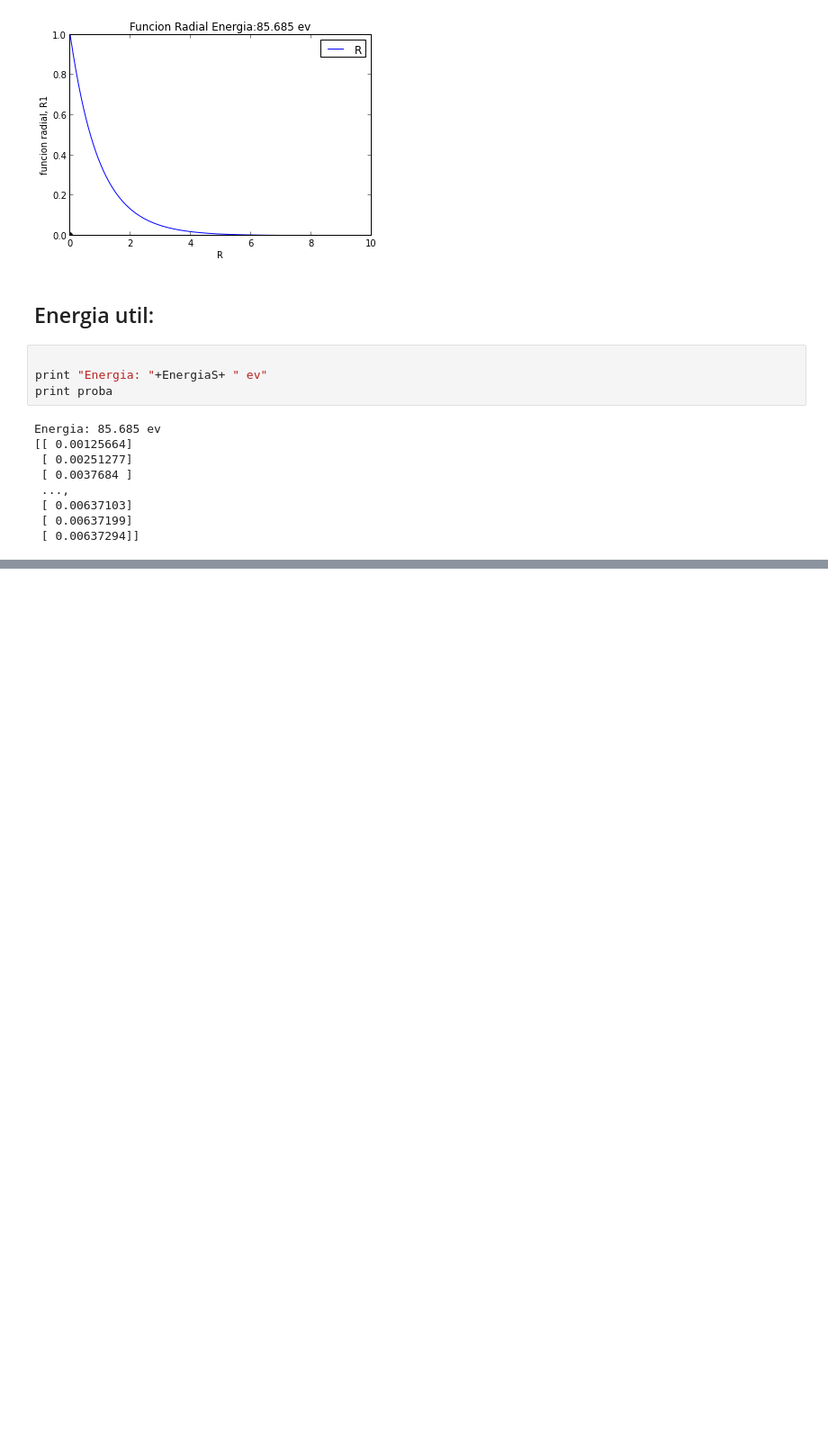
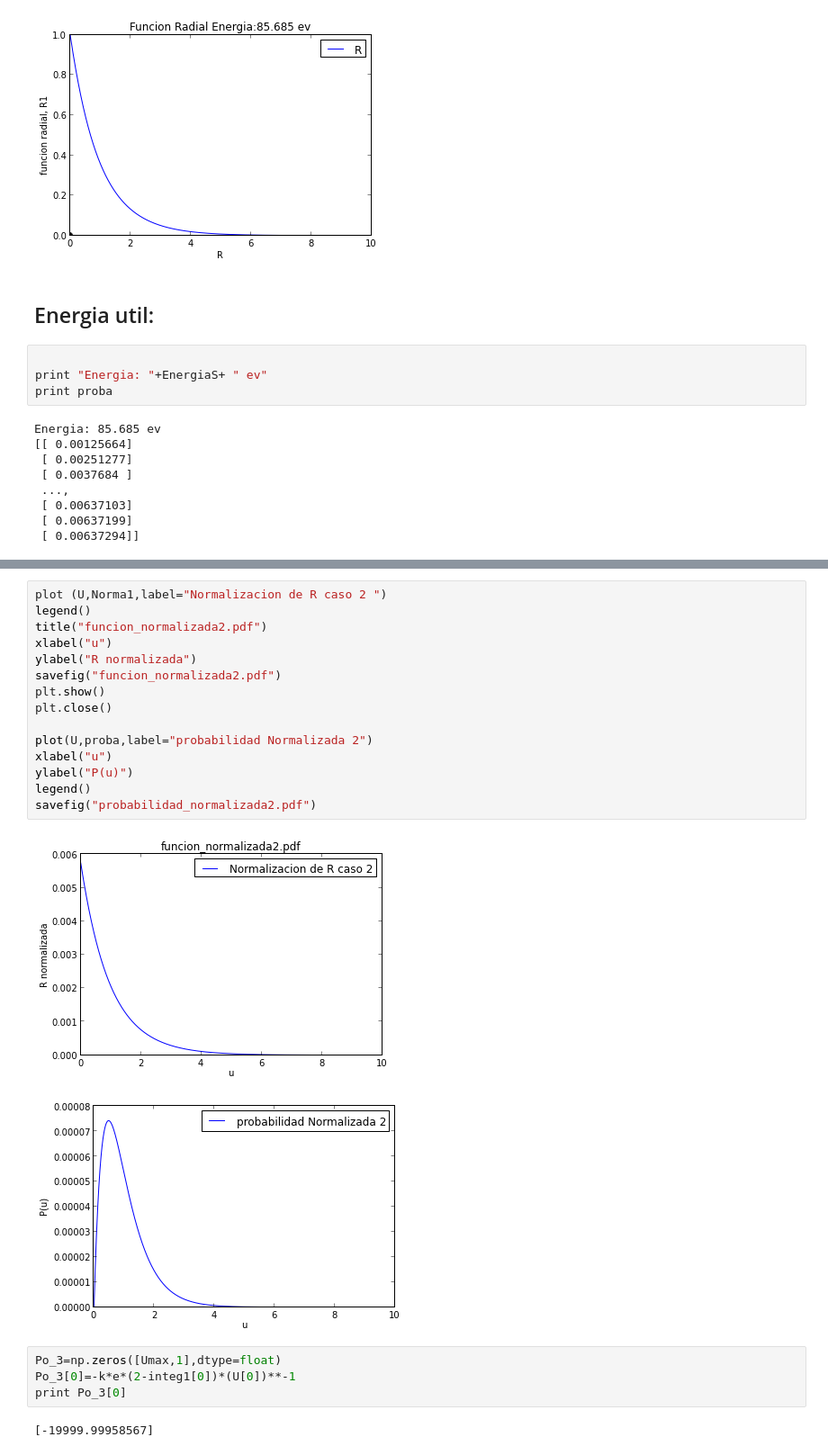
Before and after one commit to daniel-lozano/Atomica, a Jupyter notebook: Atomo_de_Helio.ipynb, the cells around one changed output, grey strips where cells are left out. Shown at 90% size. Drawn from its saved outputs; the diff is of its cells as text; blank space fills up the shorter version.

```diff
--- a/Atomo_de_Helio.ipynb
+++ b/Atomo_de_Helio.ipynb
@@ -355 +377,25 @@ print Po_3
+# %%
+plot (U,Norma1,label="Normalizacion de R caso 2 ")
+legend()
+title("funcion_normalizada2.pdf")
+xlabel("u")
+ylabel("R normalizada")
+savefig("funcion_normalizada2.pdf")
+plt.show()
+plt.close()
+
+plot(U,proba,label="probabilidad Normalizada 2")
+xlabel("u")
+ylabel("P(u)")
+legend()
+savefig("probabilidad_normalizada2.pdf")
+# %% [output]
+[figure, added]
+[figure, added]
+# %%
+Po_3=np.zeros([Umax,1],dtype=float)
+Po_3[0]=-k*e*(2-integ1[0])*(U[0])**-1
+print Po_3[0]
+# %% [output]
+[-19999.99958567]
 # %%
```
Also changed, not shown: parts of 18 cells of this notebook, 8 other files.
